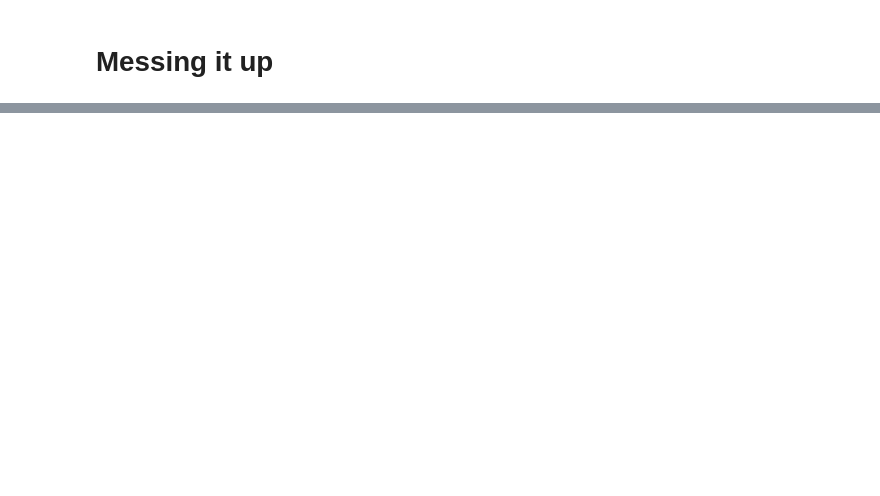
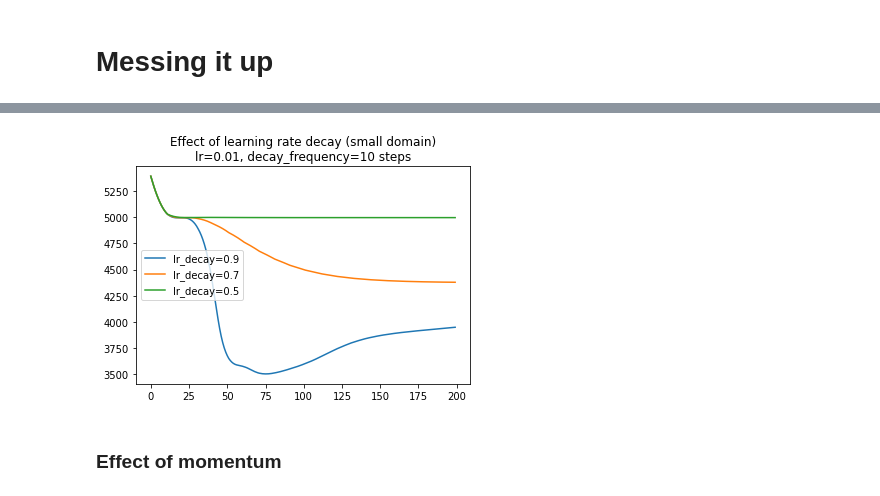
Before and after one commit to andynet/protein_folding, a Jupyter notebook: scripts/structure_realization_our/geometry_class.ipynb, the cells around one changed output, grey strips where cells are left out. Saved outputs shown, nothing was run; the diff lists cells and outputs as text; code cells hidden in the pictures; blank space fills up the shorter version.

```diff
--- a/scripts/structure_realization_our/geometry_class.ipynb
+++ b/scripts/structure_realization_our/geometry_class.ipynb
@@ -210,3 +448,3 @@ G_messedup = Structure(phi, psi, dist_map_real, seq)
 # %%
-s, l, h = optimize(G_messedup, 20, lr=1e-2, lr_decay=2, verbose=10)
+o4 = optimize(G_messedup, 200, lr=1e-2, lr_decay=0.9, decay_frequency=10, verbose=10)
 # %% [output]
@@ -254,0 +473,2 @@ dist = torch.randint(0, 31, (64, 64), dtype=torch.int64)
+# %%
+o5 = optimize(G_messedup, 200, lr=1e-2, lr_decay=0.7, decay_frequency=10, verbose=10)
@@ -254,0 +498,2 @@ dist = torch.randint(0, 31, (64, 64), dtype=torch.int64)
+# %%
+o6 = optimize(G_messedup, 200, lr=1e-2, lr_decay=0.5, decay_frequency=10, verbose=10)
@@ -254,0 +521,10 @@ dist = torch.randint(0, 31, (64, 64), dtype=torch.int64)
+# %%
+plt.plot(np.arange(200), o4[2][:, 1], label = 'lr_decay=0.9')
+plt.plot(np.arange(200), o5[2][:, 1], label = 'lr_decay=0.7')
+plt.plot(np.arange(200), o6[2][:, 1], label = 'lr_decay=0.5')
+plt.legend()
+plt.title('Effect of learning rate decay (small domain)\nlr=0.01, decay_frequency=10 steps');
+# %% [output]
+[figure, added]
+# %% [markdown]
+### Effect of momentum
```
Also changed, not shown: parts of 48 cells of this notebook, 11 other files.
